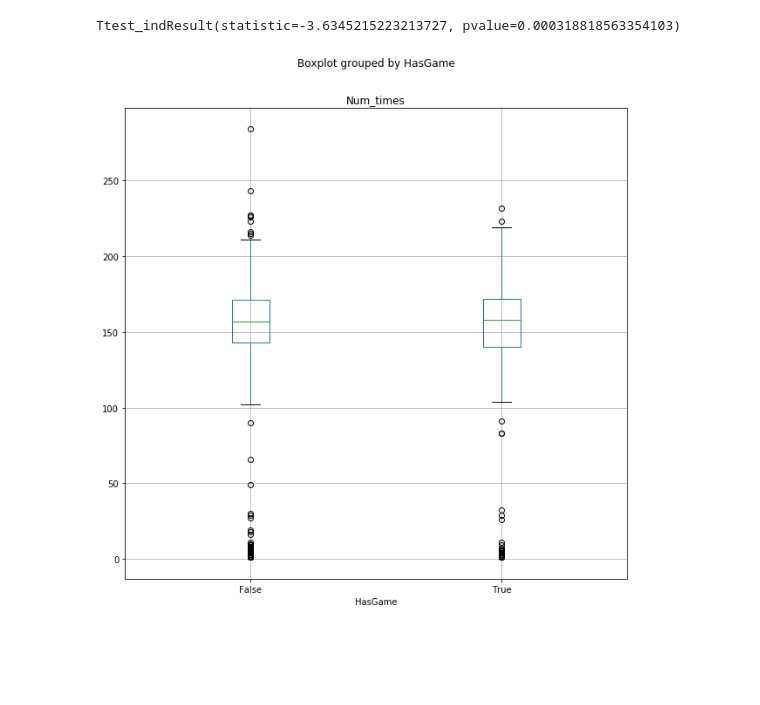
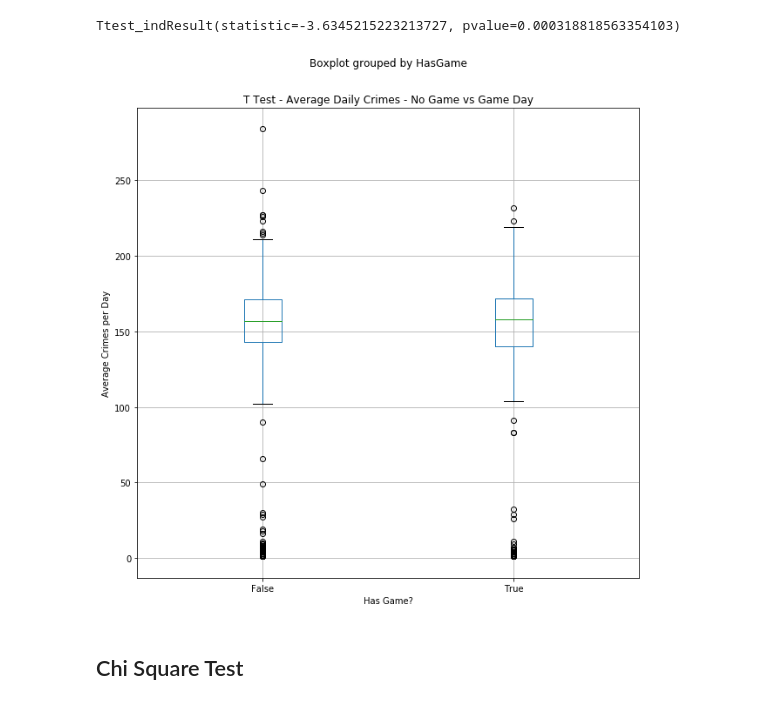
Before and after one commit to shaymusmc/Crime_TrailBlazers, a Jupyter notebook: Crime_TrailBlazers_Analysis.ipynb, the cells around one changed output. Cells and saved outputs as stored; diff of their text form; code cells hidden in the pictures; blank space fills up the shorter version.

```diff
--- a/Crime_TrailBlazers_Analysis.ipynb
+++ b/Crime_TrailBlazers_Analysis.ipynb
@@ -67,9 +195,14 @@ stats.ttest_ind(population1.Num_times, population2.Num_times, equal_var=False)
 # %% [output]
 Ttest_indResult(statistic=-3.6345215223213727, pvalue=0.000318818563354103)
 # %%
+# Box plot of game days vs non game days
 gameday_table_df.boxplot("Num_times", by="HasGame", figsize=(10, 10))
-
+plt.title('T Test - Average Daily Crimes - No Game vs Game Day')
+plt.xlabel('Has Game?')
+plt.ylabel('Average Crimes per Day')
 # Save the figure
 plt.savefig("Output/ttest.png")
 # %% [output]
-[figure, old version]
+[figure, new version]
+# %% [markdown]
+## Chi Square Test
```
Also changed, not shown: parts of 27 cells of this notebook, 13 other files.
